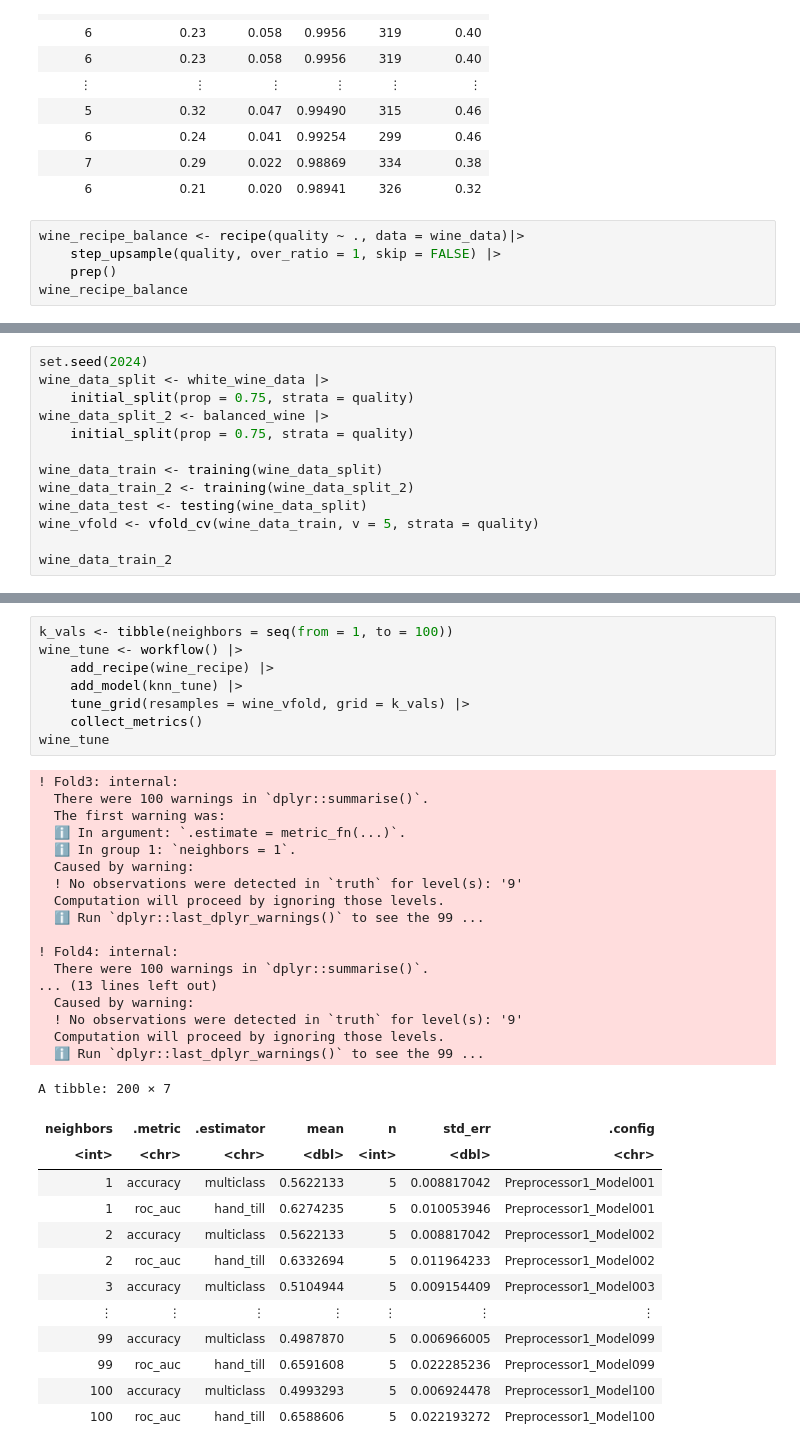
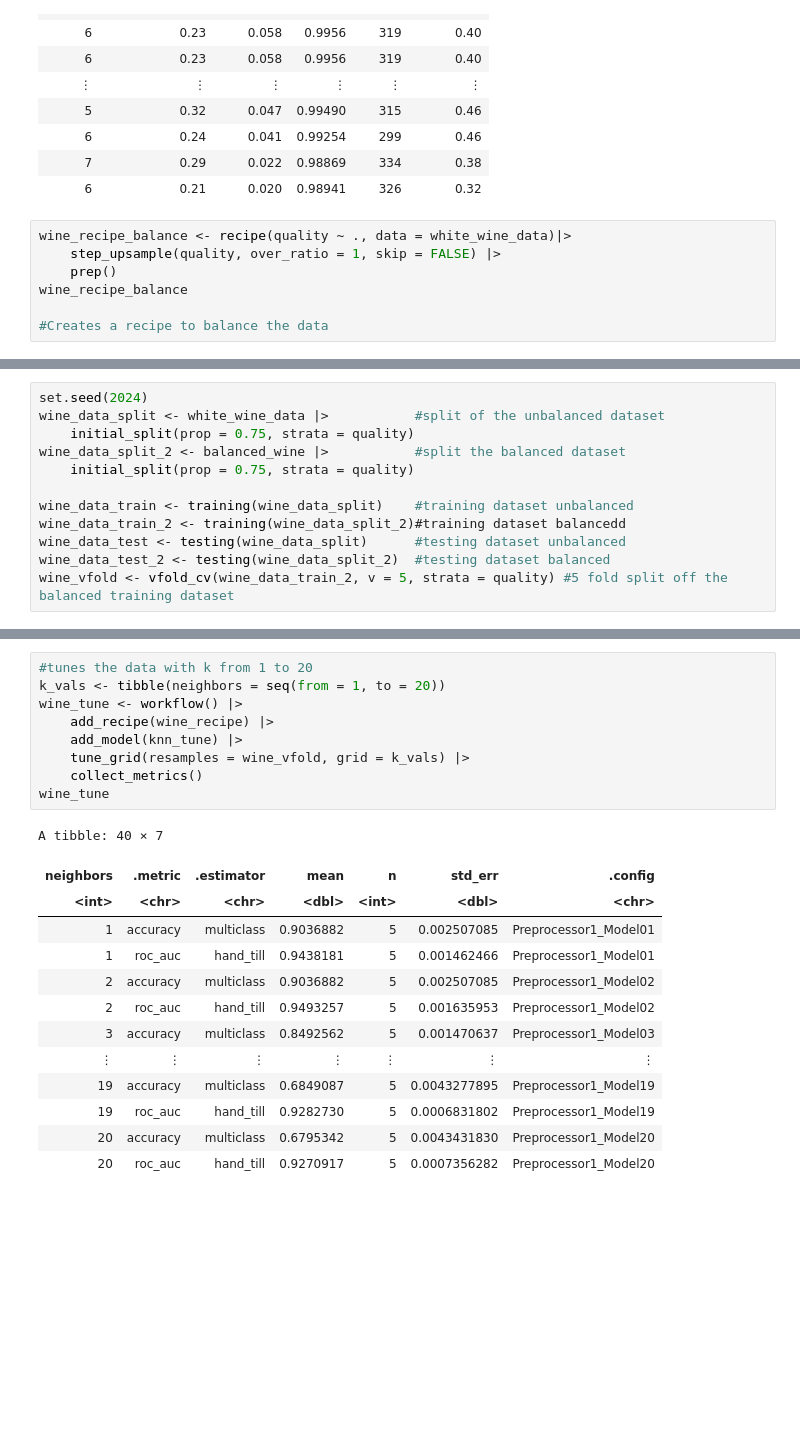
Before and after one commit to PedroMMHernandes/GroupProject_DSCI, a Jupyter notebook: Group project.ipynb, the cells around one changed output, grey strips where cells are left out. Saved outputs shown, nothing was run; the diff lists cells and outputs as text; blank space fills up the shorter version.

```diff
--- a/Group project.ipynb
+++ b/Group project.ipynb
@@ -52,10 +73,12 @@ A tibble: 4898 × 6
 | 7 | 0.29 | 0.022 | 0.98869 | 334 | 0.38 |
 | 6 | 0.21 | 0.020 | 0.98941 | 326 | 0.32 |
 # %%
-wine_recipe_balance <- recipe(quality ~ ., data = wine_data)|>
+wine_recipe_balance <- recipe(quality ~ ., data = white_wine_data)|>
     step_upsample(quality, over_ratio = 1, skip = FALSE) |>
     prep()
 wine_recipe_balance
+
+#Creates a recipe to balance the data
 # %% [output]
 Recipe
 
@@ -87,13 +112,12 @@ A tibble: 7 × 2
 # %%
 set.seed(2024)
-wine_data_split <- white_wine_data |>
+wine_data_split <- white_wine_data |>           #split of the unbalanced dataset
     initial_split(prop = 0.75, strata = quality)
-wine_data_split_2 <- balanced_wine |>
+wine_data_split_2 <- balanced_wine |>           #split the balanced dataset
     initial_split(prop = 0.75, strata = quality)
 
-wine_data_train <- training(wine_data_split)
-wine_data_train_2 <- training(wine_data_split_2)
-wine_data_test <- testing(wine_data_split)
-wine_vfold <- vfold_cv(wine_data_train, v = 5, strata = quality)
-
-wine_data_train_2
+wine_data_train <- training(wine_data_split)    #training dataset unbalanced
+wine_data_train_2 <- training(wine_data_split_2)#training dataset balancedd
+wine_data_test <- testing(wine_data_split)      #testing dataset unbalanced
+wine_data_test_2 <- testing(wine_data_split_2)  #testing dataset balanced
+wine_vfold <- vfold_cv(wine_data_train_2, v = 5, strata = quality) #5 fold split off the balanced training dataset
@@ -120,42 +134,26 @@ wine_recipe <- recipe(quality ~ ., data = wine_data_train_2 )|>
     step_center(all_predictors()) |>
     step_scale(all_predictors())
 # %%
-k_vals <- tibble(neighbors = seq(from = 1, to = 100))
+#tunes the data with k from 1 to 20
+k_vals <- tibble(neighbors = seq(from = 1, to = 20))
 wine_tune <- workflow() |>
     add_recipe(wine_recipe) |>
     add_model(knn_tune) |>
     tune_grid(resamples = wine_vfold, grid = k_vals) |>
     collect_metrics()
 wine_tune
 # %% [output]
-! Fold3: internal:
-  There were 100 warnings in `dplyr::summarise()`.
-  The first warning was:
-  ℹ In argument: `.estimate = metric_fn(...)`.
-  ℹ In group 1: `neighbors = 1`.
-  Caused by warning:
-  ! No observations were detected in `truth` for level(s): '9'
-  Computation will proceed by ignoring those levels.
-  ℹ Run `dplyr::last_dplyr_warnings()` to see the 99 ...
-
-! Fold4: internal:
-  There were 100 warnings in `dplyr::summarise()`.
-... (13 lines left out)
-  Caused by warning:
-  ! No observations were detected in `truth` for level(s): '9'
-  Computation will proceed by ignoring those levels.
-  ℹ Run `dplyr::last_dplyr_warnings()` to see the 99 ...
+A tibble: 40 × 7
-A tibble: 200 × 7
 | neighbors | .metric | .estimator | mean | n | std_err | .config |
 | <int> | <chr> | <chr> | <dbl> | <int> | <dbl> | <chr> |
-| 1 | accuracy | multiclass | 0.5622133 | 5 | 0.008817042 | Preprocessor1_Model001 |
-| 1 | roc_auc | hand_till | 0.6274235 | 5 | 0.010053946 | Preprocessor1_Model001 |
-| 2 | accuracy | multiclass | 0.5622133 | 5 | 0.008817042 | Preprocessor1_Model002 |
-| 2 | roc_auc | hand_till | 0.6332694 | 5 | 0.011964233 | Preprocessor1_Model002 |
-| 3 | accuracy | multiclass | 0.5104944 | 5 | 0.009154409 | Preprocessor1_Model003 |
+| 1 | accuracy | multiclass | 0.9036882 | 5 | 0.002507085 | Preprocessor1_Model01 |
+| 1 | roc_auc | hand_till | 0.9438181 | 5 | 0.001462466 | Preprocessor1_Model01 |
+| 2 | accuracy | multiclass | 0.9036882 | 5 | 0.002507085 | Preprocessor1_Model02 |
+| 2 | roc_auc | hand_till | 0.9493257 | 5 | 0.001635953 | Preprocessor1_Model02 |
+| 3 | accuracy | multiclass | 0.8492562 | 5 | 0.001470637 | Preprocessor1_Model03 |
 | ⋮ | ⋮ | ⋮ | ⋮ | ⋮ | ⋮ | ⋮ |
-| 99 | accuracy | multiclass | 0.4987870 | 5 | 0.006966005 | Preprocessor1_Model099 |
-| 99 | roc_auc | hand_till | 0.6591608 | 5 | 0.022285236 | Preprocessor1_Model099 |
-| 100 | accuracy | multiclass | 0.4993293 | 5 | 0.006924478 | Preprocessor1_Model100 |
-| 100 | roc_auc | hand_till | 0.6588606 | 5 | 0.022193272 | Preprocessor1_Model100 |
+| 19 | accuracy | multiclass | 0.6849087 | 5 | 0.0043277895 | Preprocessor1_Model19 |
+| 19 | roc_auc | hand_till | 0.9282730 | 5 | 0.0006831802 | Preprocessor1_Model19 |
+| 20 | accuracy | multiclass | 0.6795342 | 5 | 0.0043431830 | Preprocessor1_Model20 |
+| 20 | roc_auc | hand_till | 0.9270917 | 5 | 0.0007356282 | Preprocessor1_Model20 |
 # %%
```
Also changed, not shown: parts of 12 cells of this notebook.
